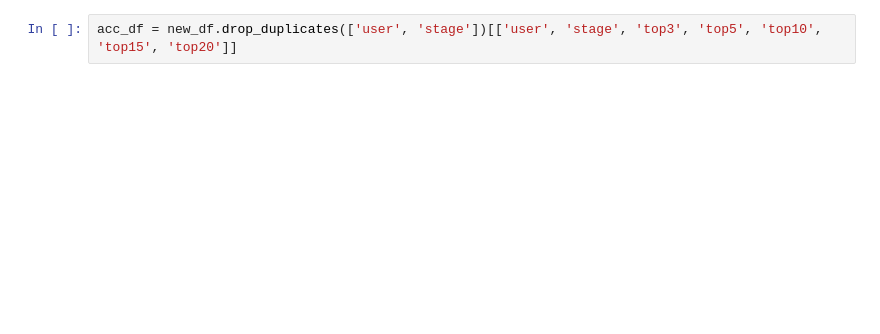
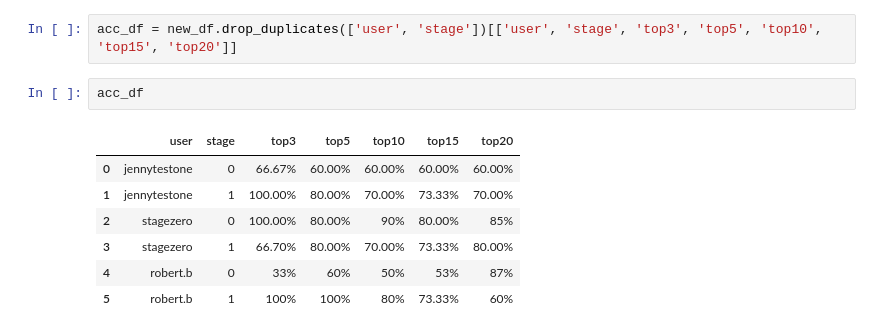
Before and after one commit to PipelineBot01/TendersPlus, a Jupyter notebook: result/Untitled.ipynb, the cells around one changed output. Drawn from its saved outputs; the diff is of its cells as text; blank space fills up the shorter version.

```diff
--- a/result/Untitled.ipynb
+++ b/result/Untitled.ipynb
@@ -108,3 +107,13 @@ plt.show()
 # %%
 acc_df = new_df.drop_duplicates(['user', 'stage'])[['user', 'stage', 'top3', 'top5', 'top10', 'top15', 'top20']]
+# %%
+acc_df
+# %% [output]
+|  | user | stage | top3 | top5 | top10 | top15 | top20 |
+| 0 | jennytestone | 0 | 66.67% | 60.00% | 60.00% | 60.00% | 60.00% |
+| 1 | jennytestone | 1 | 100.00% | 80.00% | 70.00% | 73.33% | 70.00% |
+| 2 | stagezero | 0 | 100.00% | 80.00% | 90% | 80.00% | 85% |
+| 3 | stagezero | 1 | 66.70% | 80.00% | 70.00% | 73.33% | 80.00% |
+| 4 | robert.b | 0 | 33% | 60% | 50% | 53% | 87% |
+| 5 | robert.b | 1 | 100% | 100% | 80% | 73.33% | 60% |
 # %%
```
Also changed, not shown: parts of 6 cells of this notebook, 1 other file.
